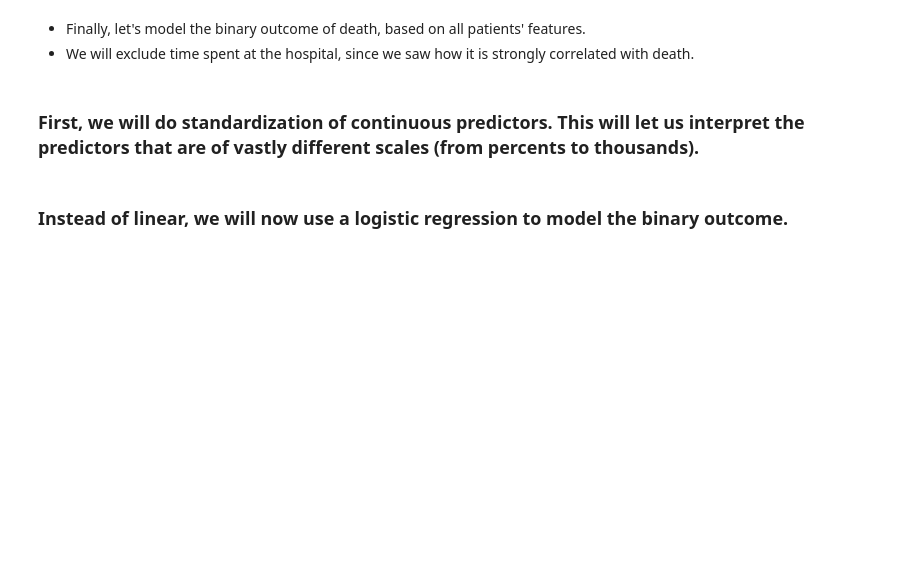
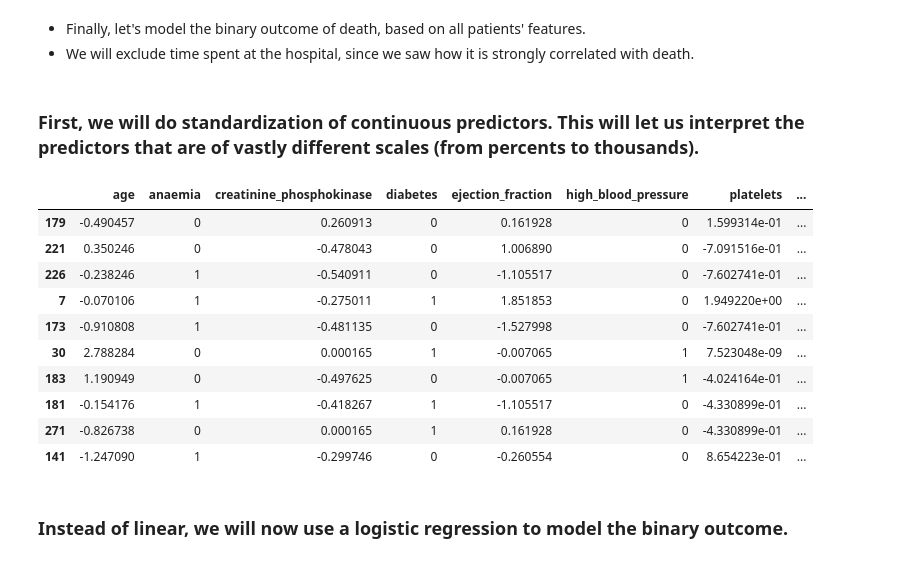
Before and after one commit to 2Tricky4u/ADA2023, a Jupyter notebook: Exercises/04 - Regression analysis/Regression_analysis.ipynb, the cells around one changed output. Drawn from its saved outputs; the diff is of its cells as text; code cells hidden in the pictures; blank space fills up the shorter version.

```diff
--- a/Exercises/04 - Regression analysis/Regression_analysis.ipynb
+++ b/Exercises/04 - Regression analysis/Regression_analysis.ipynb
@@ -216,12 +242,26 @@ Notes:
 # %%
 # how we standardize the countinuous variables
 
 df['age'] = (df['age'] - df['age'].mean())/df['age'].std()
 df['creatinine_phosphokinase'] = (df['creatinine_phosphokinase'] - df['creatinine_phosphokinase'].mean())/df['creatinine_phosphokinase'].std()
 df['ejection_fraction'] = (df['ejection_fraction'] - df['ejection_fraction'].mean())/df['ejection_fraction'].std()
 df['platelets'] = (df['platelets'] - df['platelets'].mean())/df['platelets'].std()
 df['serum_creatinine'] = (df['serum_creatinine'] - df['serum_creatinine'].mean())/df['serum_creatinine'].std()
 df['serum_sodium'] = (df['serum_sodium'] - df['serum_sodium'].mean())/df['serum_sodium'].std()
+
+df.sample(10)
+# %% [output]
+|  | age | anaemia | creatinine_phosphokinase | diabetes | ejection_fraction | high_blood_pressure | platelets | ... |
+| 179 | -0.490457 | 0 | 0.260913 | 0 | 0.161928 | 0 | 1.599314e-01 | ... |
+| 221 | 0.350246 | 0 | -0.478043 | 0 | 1.006890 | 0 | -7.091516e-01 | ... |
+| 226 | -0.238246 | 1 | -0.540911 | 0 | -1.105517 | 0 | -7.602741e-01 | ... |
+| 7 | -0.070106 | 1 | -0.275011 | 1 | 1.851853 | 0 | 1.949220e+00 | ... |
+| 173 | -0.910808 | 1 | -0.481135 | 0 | -1.527998 | 0 | -7.602741e-01 | ... |
+| 30 | 2.788284 | 0 | 0.000165 | 1 | -0.007065 | 1 | 7.523048e-09 | ... |
+| 183 | 1.190949 | 0 | -0.497625 | 0 | -0.007065 | 1 | -4.024164e-01 | ... |
+| 181 | -0.154176 | 1 | -0.418267 | 1 | -1.105517 | 0 | -4.330899e-01 | ... |
+| 271 | -0.826738 | 0 | 0.000165 | 1 | 0.161928 | 0 | -4.330899e-01 | ... |
+| 141 | -1.247090 | 1 | -0.299746 | 0 | -0.260554 | 0 | 8.654223e-01 | ... |
 # %% [markdown]
 ### Instead of linear, we will now use a logistic regression to model the binary outcome.
 # %%
```
Also changed, not shown: parts of 20 cells of this notebook, 2 other files.
